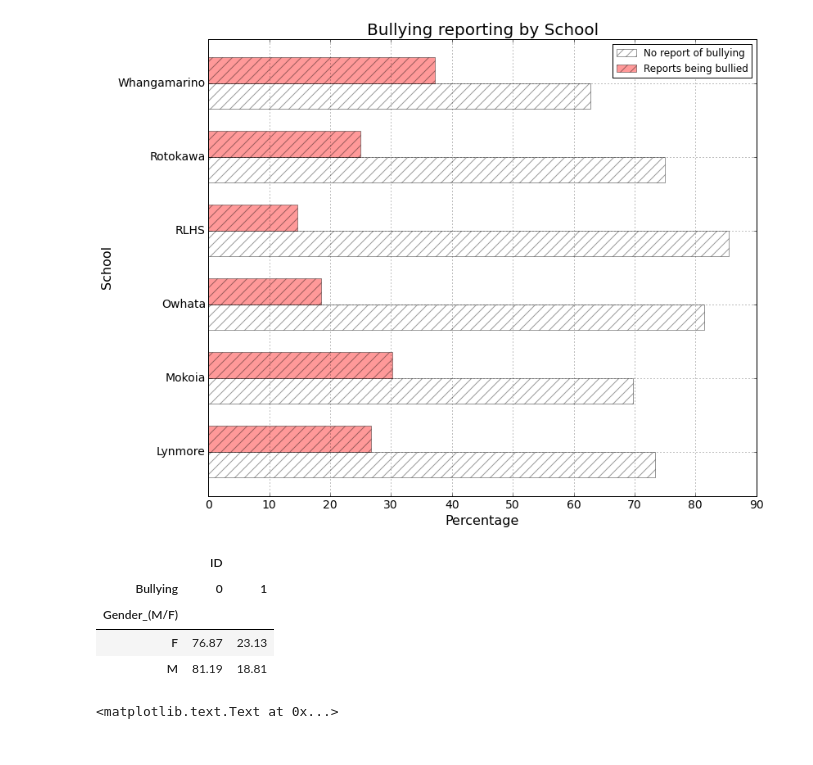
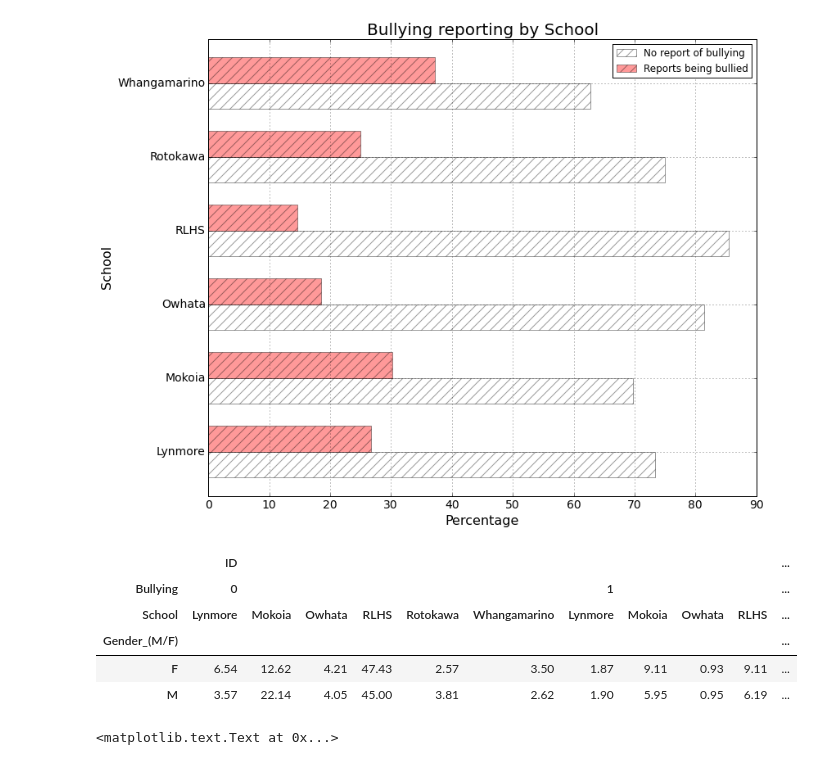
Before and after one commit to hillbs/Differential-Equations-and-Linear-Algebra, a Jupyter notebook: Youth_survey_git.ipynb, the cells around one changed output. Cells and saved outputs as stored; diff of their text form; code cells hidden in the pictures.

Commit message:
Final update of youth analysis

```diff
--- a/Youth_survey_git.ipynb
+++ b/Youth_survey_git.ipynb
@@ -1110,0 +1120,6 @@ The above ratings were interesting for the fact that the ratings suggest youth w
+# %%
+df['School.1']=df['School.1'].fillna(0).copy()
+df['School.2']=df['School.2'].fillna(0).copy()
+school_pivot = pd.pivot_table(df, values='ID',columns='School.1',index='School.2',
+                             aggfunc=count_nonzero)
+school_pivot
@@ -1110,0 +1131,6 @@ The above ratings were interesting for the fact that the ratings suggest youth w
+# %%
+df['Volunteering']=df['Volunteering'].fillna(0).copy()
+df['Volunteering.1']=df['Volunteering.1'].fillna(0).copy()
+vol_pivot = pd.pivot_table(df, values='ID',columns='Volunteering',index='Volunteering.1',
+                             aggfunc=count_nonzero)
+vol_pivot
@@ -1308,3 +1339,11 @@ table5
 | 16 | 15.71 | 8.57 | NaN | 12.86 | 4.29 | 2.86 | 8.57 | ... |
 | 17 | 4.88 | 7.32 | 2.44 | 7.32 | 4.88 | 7.32 | 2.44 | ... |
 | 18 | 25.00 | NaN | NaN | 25.00 | NaN | NaN | NaN | ... |
+# %%
+place_list = list(df_lhs.ix[:,'Library':'Stadium'].keys())
+place_corr = np.corrcoef([df_lhs.Library.fillna(0),df_lhs.Aquatic.fillna(0),df_lhs.City_Focus.fillna(0),df_lhs.Redwoods.fillna(0),
+             df_lhs.Parks.fillna(0),df_lhs.Lakes.fillna(0),df_lhs.Night_market.fillna(0),df_lhs.Museuem.fillna(0),
+             df_lhs.Youth_centre.fillna(0),df_lhs.Youth_health.fillna(0),df_lhs.Gym.fillna(0),df_lhs.Church.fillna(0),
+             df_lhs.Marae.fillna(0),df_lhs.Events_centre.fillna(0),df_lhs.Sports_drom.fillna(0),
+             df_lhs.Convention_centre.fillna(0),df_lhs.Stadium.fillna(0)])
+place_list
@@ -1312,14 +1374,14 @@ table5
 #Ignore these analyses Leigh
 import statsmodels.api as sm
 from patsy import dmatrices
-vars = ['Lakes','Age','Parks','Redwoods']
-df3= df[vars].fillna(0)
+vars = place_list #['Lakes','Age','Parks','Redwoods','Aquatic','Library','Events_centre','Church']
+df3= df_lhs[vars].fillna(0)
 df3=df3
-x,Y = dmatrices('Lakes ~ Age +Parks +Redwoods',data=df3, return_type='dataframe')
+x,Y = dmatrices('Church ~ Aquatic+ City_Focus+Redwoods+Parks+Lakes+Night_market+Museuem +Youth_centre+Youth_health',
+                data=df3, return_type='dataframe')
 mod = sm.OLS(x,Y)    # Describe model
 res = mod.fit()       # Fit model
 print res.summary()
-df3
 # %% [output]
                             OLS Regression Results
 ==============================================================================
@@ -1409,17 +1448,18 @@ plt.ylabel('School',fontsize=16)
 # %%
 #Bullying by Gender
 df.Bullying.fillna(0,inplace=True)
-table7 = pd.pivot_table(df, index=df['Gender_(M/F)'], columns=['Bullying'], values=['ID'],
+table7 = pd.pivot_table(df, index=df['Gender_(M/F)'], columns=['Bullying','School'], values=['ID'],
                         aggfunc=count_nonzero,margins=False)
 #Calculate percentages
 table7 = np.round(table7.apply(lambda x : x / x.sum()*100., axis=1),2)
 table7
 # %% [output]
-|  | ID |  |
-| Bullying | 0 | 1 |
-| Gender_(M/F) |  |  |
-| F | 76.87 | 23.13 |
-| M | 81.19 | 18.81 |
+|  | ID |  |  |  |  |  |  |  |  |  | ... |
+| Bullying | 0 |  |  |  |  |  | 1 |  |  |  | ... |
+| School | Lynmore | Mokoia | Owhata | RLHS | Rotokawa | Whangamarino | Lynmore | Mokoia | Owhata | RLHS | ... |
+| Gender_(M/F) |  |  |  |  |  |  |  |  |  |  | ... |
+| F | 6.54 | 12.62 | 4.21 | 47.43 | 2.57 | 3.50 | 1.87 | 9.11 | 0.93 | 9.11 | ... |
+| M | 3.57 | 22.14 | 4.05 | 45.00 | 3.81 | 2.62 | 1.90 | 5.95 | 0.95 | 6.19 | ... |
 # %%
 table7.plot(kind='barh',width=.7,alpha=.4,color=['w','r'],hatch='//',fontsize=14)
 plt.legend(labels=['No report of bullying', 'Reports being bullied'])
```
Also changed, not shown: parts of 13 cells of this notebook.
